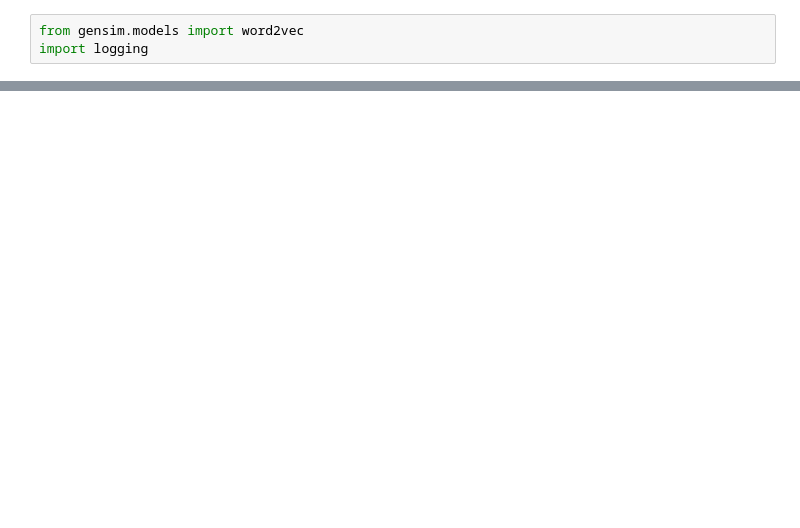
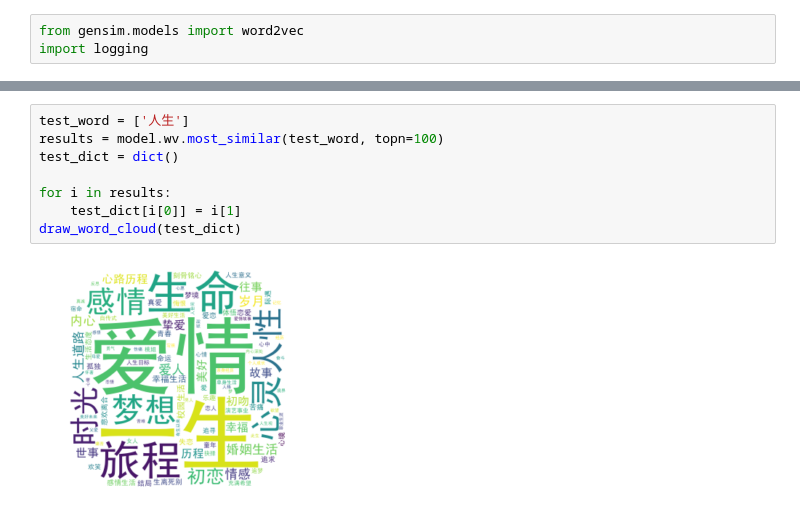
Before and after one commit to shuoshuozts/Assignment_NLP, a Jupyter notebook: assignment_4.ipynb, the cells around one changed output, grey strips where cells are left out. Cells and saved outputs as stored; diff of their text form; blank space fills up the shorter version.

```diff
--- a/assignment_4.ipynb
+++ b/assignment_4.ipynb
@@ -227,0 +271,10 @@ similarity:0.4927
+# %%
+test_word = ['人生']
+results = model.wv.most_similar(test_word, topn=100)
+test_dict = dict()
+
+for i in results:
+    test_dict[i[0]] = i[1]
+draw_word_cloud(test_dict)
+# %% [output]
+[figure, added]
```
Also changed, not shown: parts of 15 cells of this notebook.
